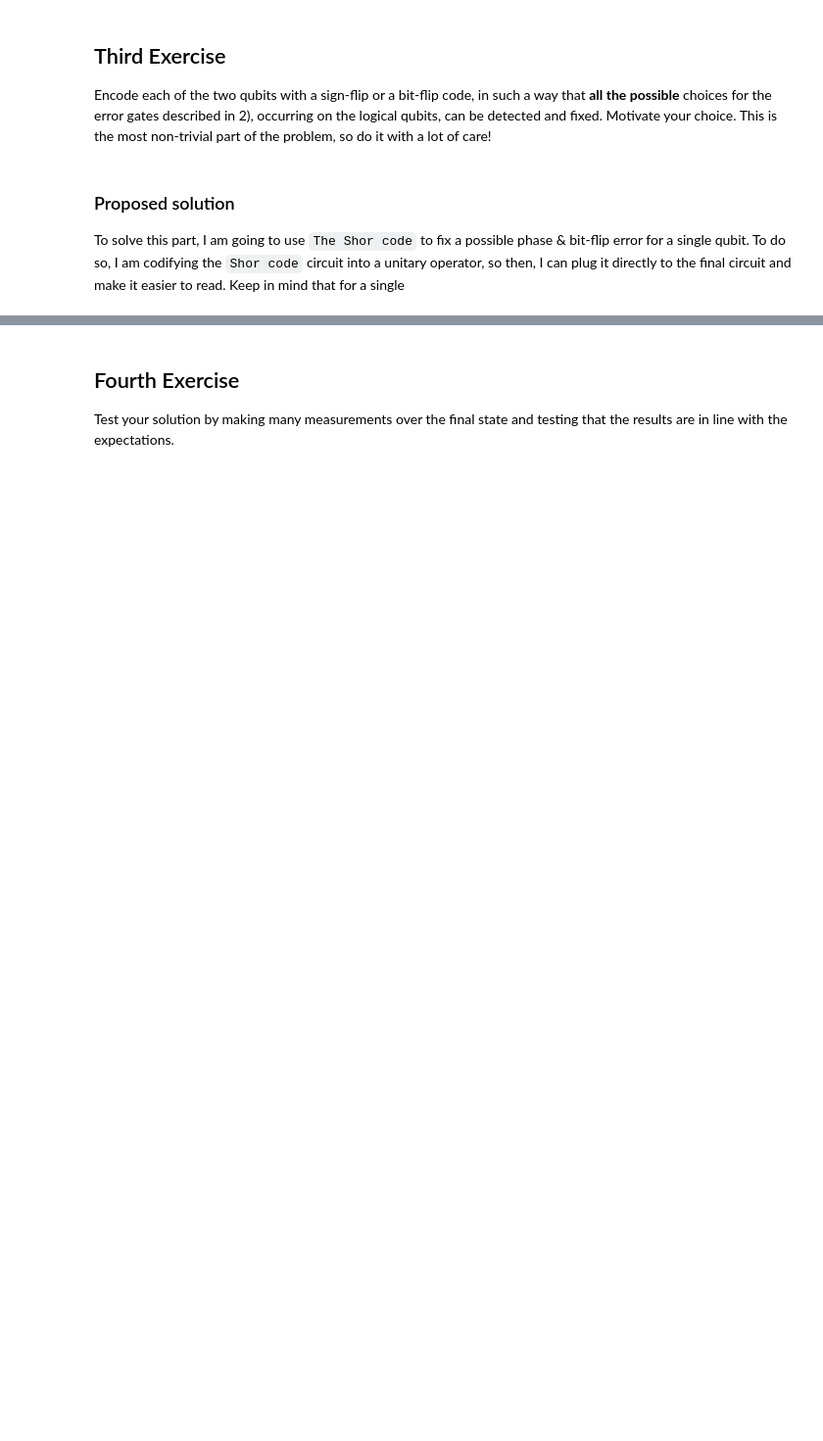
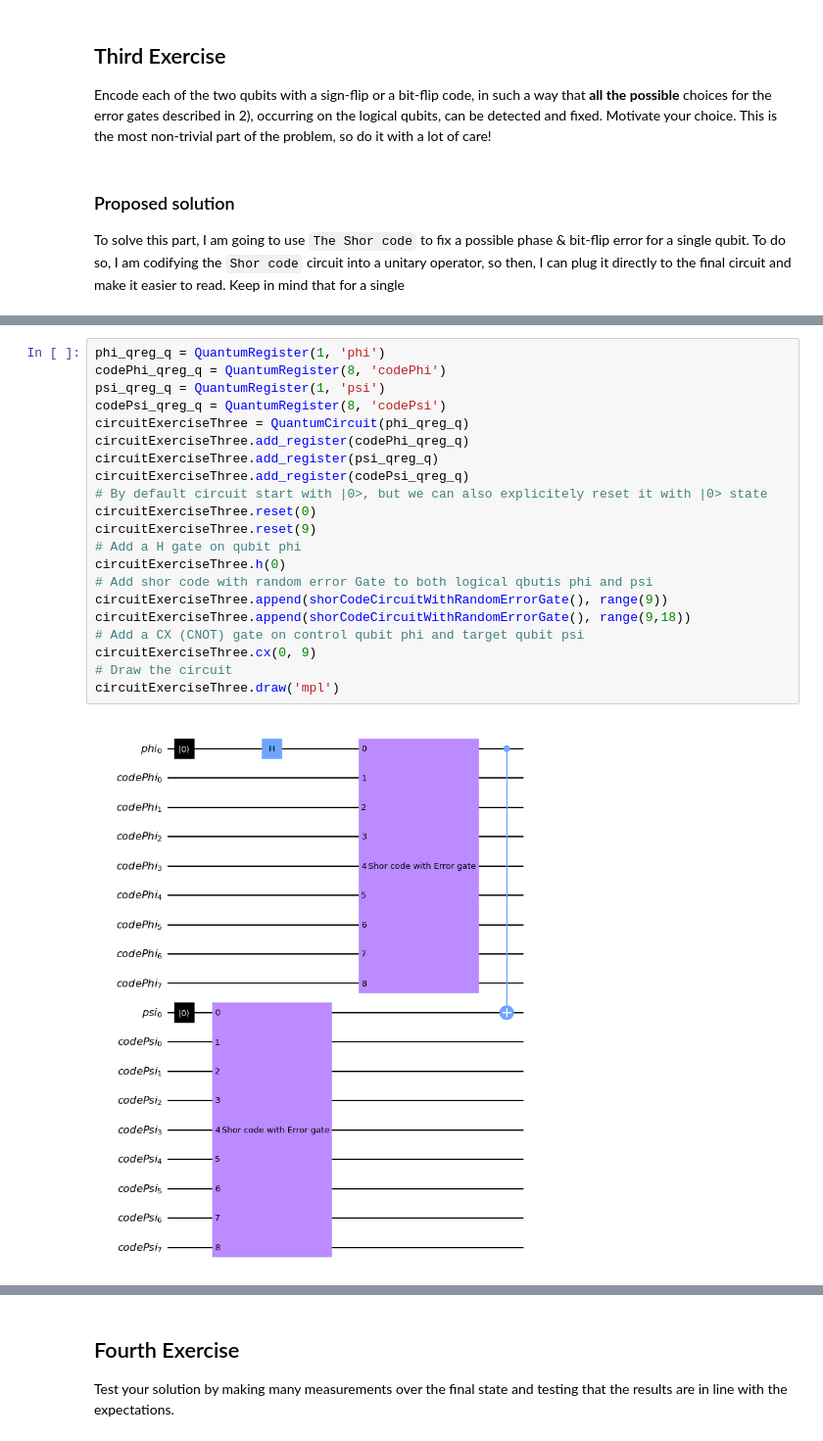
Before and after one commit to iamtxena/qc-mentorship-program, a Jupyter notebook: qosf-error-correction-task.ipynb, the cells around one changed output, grey strips where cells are left out. Shown at 98% size. Saved outputs shown, nothing was run; the diff lists cells and outputs as text; blank space fills up the shorter version.

```diff
--- a/qosf-error-correction-task.ipynb
+++ b/qosf-error-correction-task.ipynb
@@ -138,0 +164,23 @@ code_q_4:
+# %%
+phi_qreg_q = QuantumRegister(1, 'phi')
+codePhi_qreg_q = QuantumRegister(8, 'codePhi')
+psi_qreg_q = QuantumRegister(1, 'psi')
+codePsi_qreg_q = QuantumRegister(8, 'codePsi')
+circuitExerciseThree = QuantumCircuit(phi_qreg_q)
+circuitExerciseThree.add_register(codePhi_qreg_q)
+circuitExerciseThree.add_register(psi_qreg_q)
+circuitExerciseThree.add_register(codePsi_qreg_q)
+# By default circuit start with |0>, but we can also explicitely reset it with |0> state
+circuitExerciseThree.reset(0)
+circuitExerciseThree.reset(9)
+# Add a H gate on qubit phi
+circuitExerciseThree.h(0)
+# Add shor code with random error Gate to both logical qbutis phi and psi
+circuitExerciseThree.append(shorCodeCircuitWithRandomErrorGate(), range(9))
+circuitExerciseThree.append(shorCodeCircuitWithRandomErrorGate(), range(9,18))
+# Add a CX (CNOT) gate on control qubit phi and target qubit psi
+circuitExerciseThree.cx(0, 9)
+# Draw the circuit
+circuitExerciseThree.draw('mpl')
+# %% [output]
+[figure, added]
```
Also changed, not shown: parts of 16 cells of this notebook.
